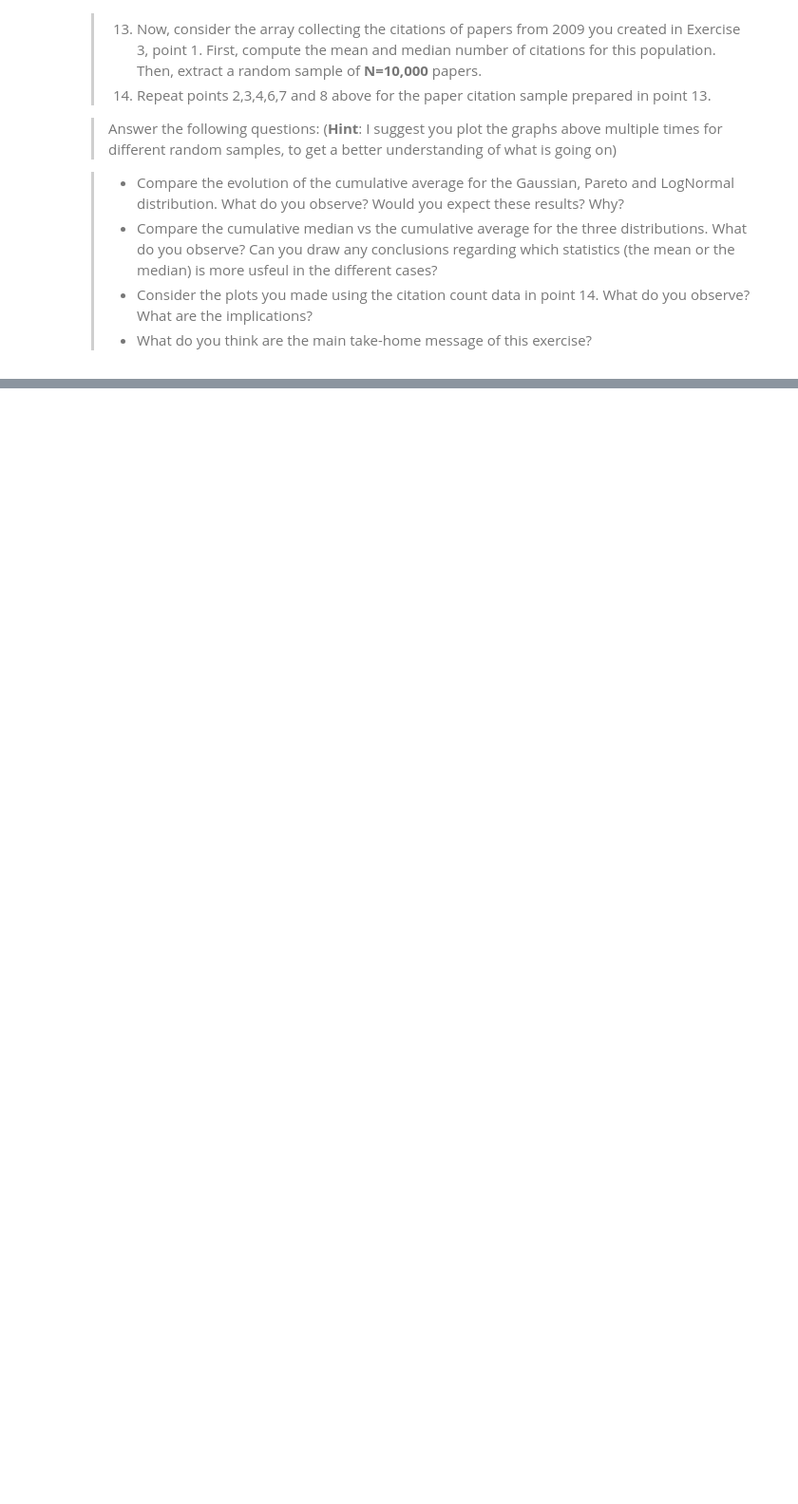
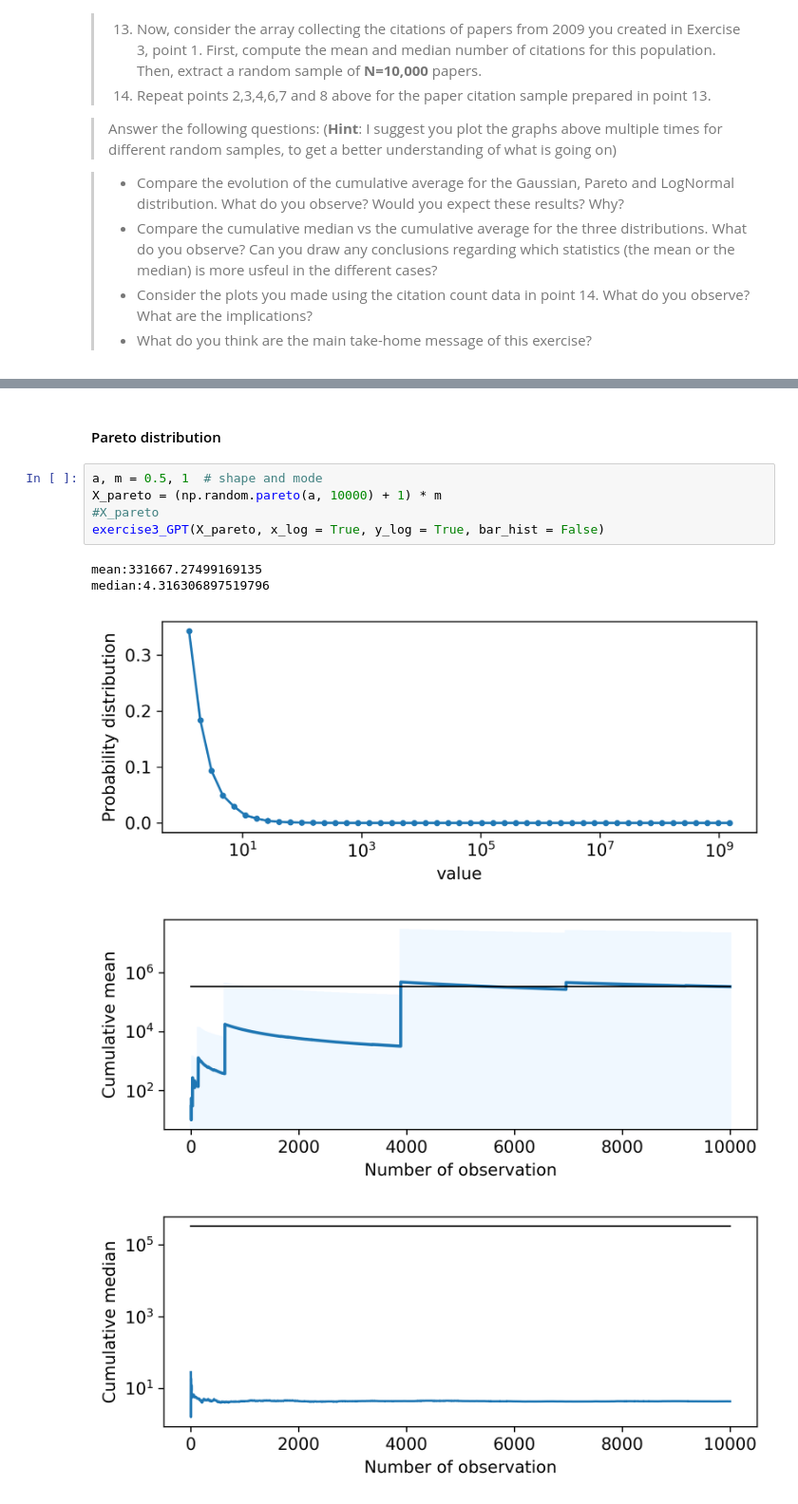
Before and after one commit to Morell1123/Assignment1_SocialInformatics, a Jupyter notebook: Assignment1.ipynb, the cells around one changed output, grey strips where cells are left out. Shown at 95% size. Cells and saved outputs as stored; diff of their text form; blank space fills up the shorter version.

```diff
--- a/Assignment1.ipynb
+++ b/Assignment1.ipynb
@@ -560,0 +689,13 @@ The condition that $ \mathbb E | X_i | $ is finite holds in most cases but can f
+# %% [markdown]
+#### Pareto distribution
+# %%
+a, m = 0.5, 1  # shape and mode
+X_pareto = (np.random.pareto(a, 10000) + 1) * m
+#X_pareto
+exercise3_GPT(X_pareto, x_log = True, y_log = True, bar_hist = False)
+# %% [output]
+mean:331667.27499169135
+median:4.316306897519796
+[figure, added]
+[figure, added]
+[figure, added]
```
Also changed, not shown: parts of 33 cells of this notebook.
